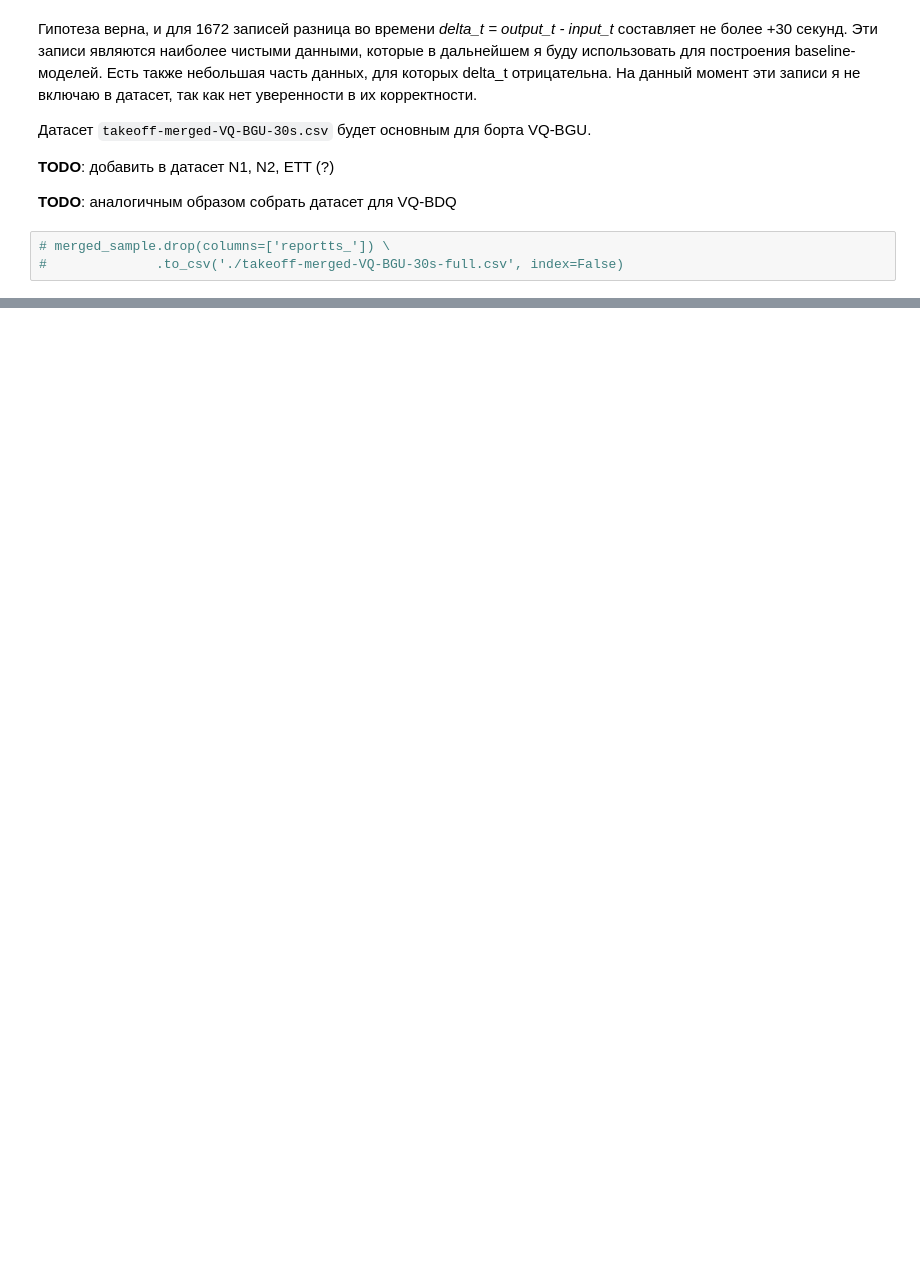
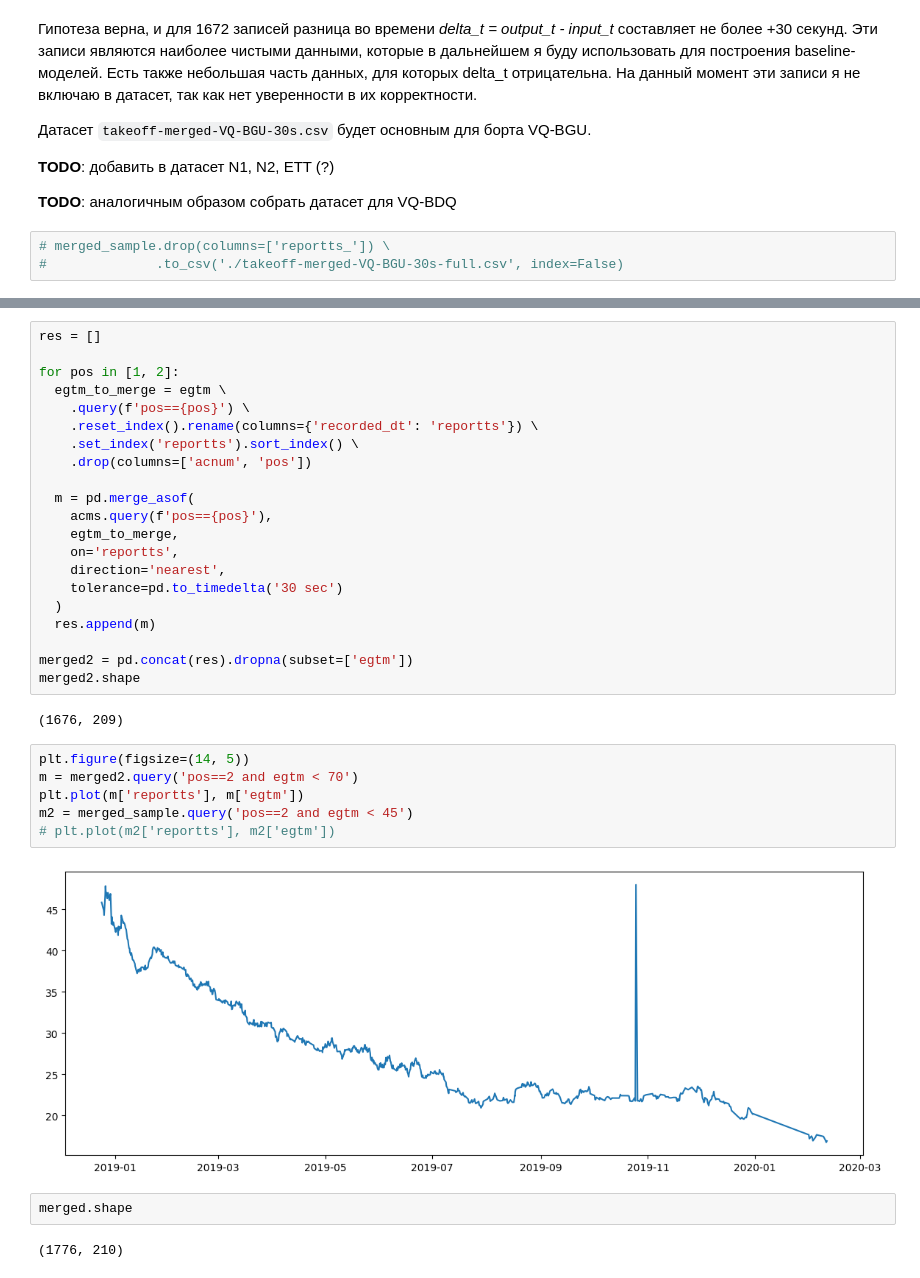
Before and after one commit to skeptlk/ecm, a Jupyter notebook: merge_output_one_to_one.ipynb, the cells around one changed output, grey strips where cells are left out. Drawn from its saved outputs; the diff is of its cells as text; blank space fills up the shorter version.

```diff
--- a/merge_output_one_to_one.ipynb
+++ b/merge_output_one_to_one.ipynb
@@ -216,0 +242,35 @@ m[(m['reportts'] > '2019-12-19') & (m['reportts'] < '2019-12-20')][
+# %%
+res = []
+
+for pos in [1, 2]:
+  egtm_to_merge = egtm \
+    .query(f'pos=={pos}') \
+    .reset_index().rename(columns={'recorded_dt': 'reportts'}) \
+    .set_index('reportts').sort_index() \
+    .drop(columns=['acnum', 'pos'])
+
+  m = pd.merge_asof(
+    acms.query(f'pos=={pos}'),
+    egtm_to_merge,
+    on='reportts',
+    direction='nearest',
+    tolerance=pd.to_timedelta('30 sec')
+  )
+  res.append(m)
+
+merged2 = pd.concat(res).dropna(subset=['egtm'])
+merged2.shape
+# %% [output]
+(1676, 209)
+# %%
+plt.figure(figsize=(14, 5))
+m = merged2.query('pos==2 and egtm < 70')
+plt.plot(m['reportts'], m['egtm'])
+m2 = merged_sample.query('pos==2 and egtm < 45')
+# plt.plot(m2['reportts'], m2['egtm'])
+# %% [output]
+[figure, added]
+# %%
+merged.shape
+# %% [output]
+(1776, 210)
```
Also changed, not shown: parts of 12 cells of this notebook, 3 other files.
